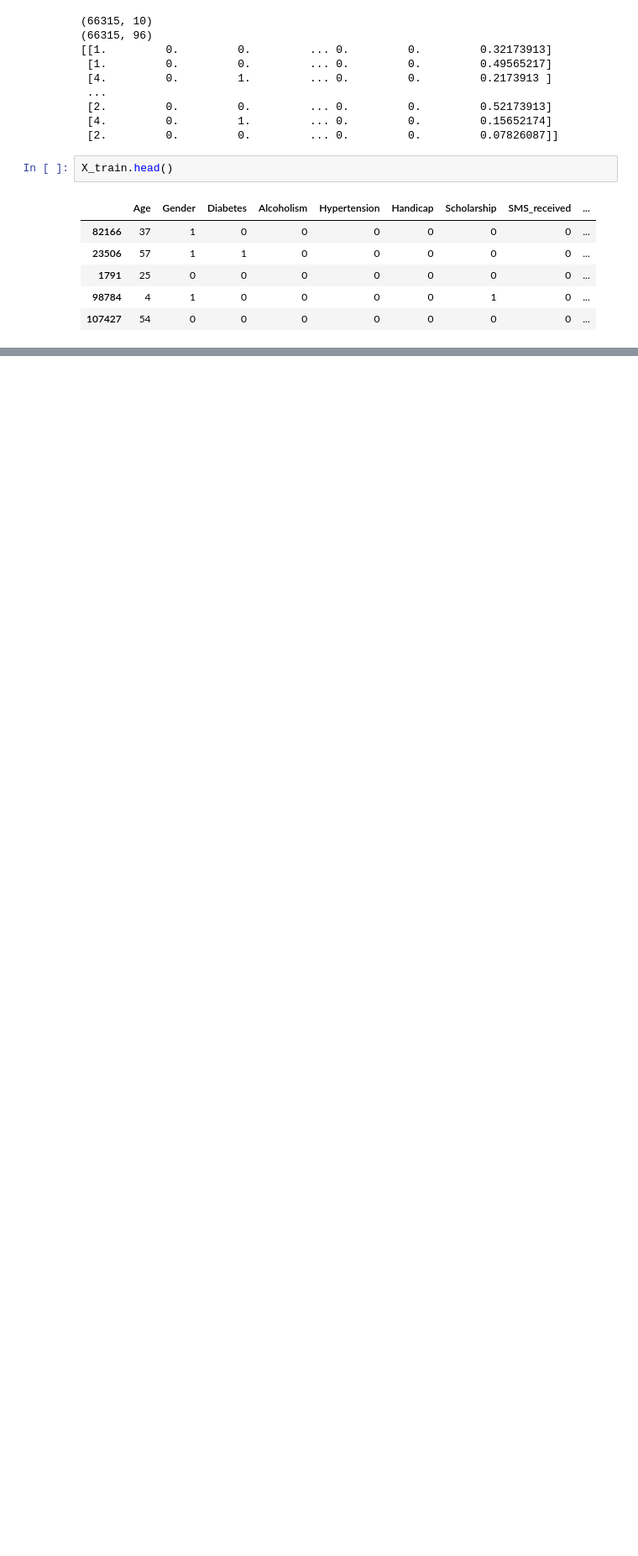
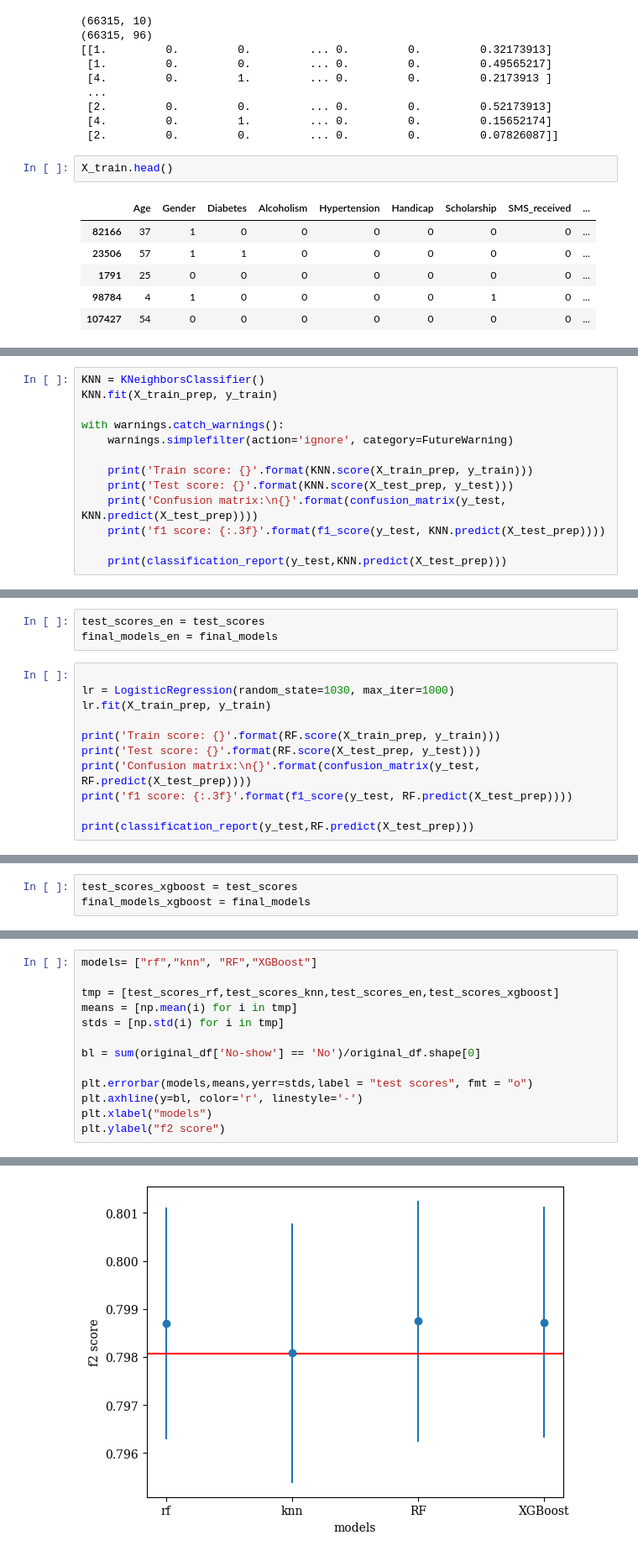
Before and after one commit to f18bc/data1030project, a Jupyter notebook: src/Final Project.ipynb, the cells around one changed output, grey strips where cells are left out. Shown at 84% size. Cells and saved outputs as stored; diff of their text form; blank space fills up the shorter version.

```diff
--- a/src/Final Project.ipynb
+++ b/src/Final Project.ipynb
@@ -821,0 +884,13 @@ weighted avg       0.70      0.77      0.72     22106
+# %%
+KNN = KNeighborsClassifier()
+KNN.fit(X_train_prep, y_train)
+
+with warnings.catch_warnings():
+    warnings.simplefilter(action='ignore', category=FutureWarning)
+
+    print('Train score: {}'.format(KNN.score(X_train_prep, y_train)))
+    print('Test score: {}'.format(KNN.score(X_test_prep, y_test)))
+    print('Confusion matrix:\n{}'.format(confusion_matrix(y_test, KNN.predict(X_test_prep))))
+    print('f1 score: {:.3f}'.format(f1_score(y_test, KNN.predict(X_test_prep))))
+
+    print(classification_report(y_test,KNN.predict(X_test_prep)))
@@ -821,0 +975,14 @@ weighted avg       0.70      0.77      0.72     22106
+# %%
+test_scores_en = test_scores
+final_models_en = final_models
+# %%
+
+lr = LogisticRegression(random_state=1030, max_iter=1000)
+lr.fit(X_train_prep, y_train)
+
+print('Train score: {}'.format(RF.score(X_train_prep, y_train)))
+print('Test score: {}'.format(RF.score(X_test_prep, y_test)))
+print('Confusion matrix:\n{}'.format(confusion_matrix(y_test, RF.predict(X_test_prep))))
+print('f1 score: {:.3f}'.format(f1_score(y_test, RF.predict(X_test_prep))))
+
+print(classification_report(y_test,RF.predict(X_test_prep)))
@@ -821,0 +1065,3 @@ weighted avg       0.70      0.77      0.72     22106
+# %%
+test_scores_xgboost = test_scores
+final_models_xgboost = final_models
@@ -821,0 +1081,14 @@ weighted avg       0.70      0.77      0.72     22106
+# %%
+models= ["rf","knn", "RF","XGBoost"]
+
+tmp = [test_scores_rf,test_scores_knn,test_scores_en,test_scores_xgboost]
+means = [np.mean(i) for i in tmp]
+stds = [np.std(i) for i in tmp]
+
+bl = sum(original_df['No-show'] == 'No')/original_df.shape[0]
+
+plt.errorbar(models,means,yerr=stds,label = "test scores", fmt = "o")
+plt.axhline(y=bl, color='r', linestyle='-')
+plt.xlabel("models")
+plt.ylabel("f2 score")
+# %% [output]
@@ -821,0 +1096 @@ weighted avg       0.70      0.77      0.72     22106
+[figure, added]
```
Also changed, not shown: parts of 57 cells of this notebook, 1 other file.
